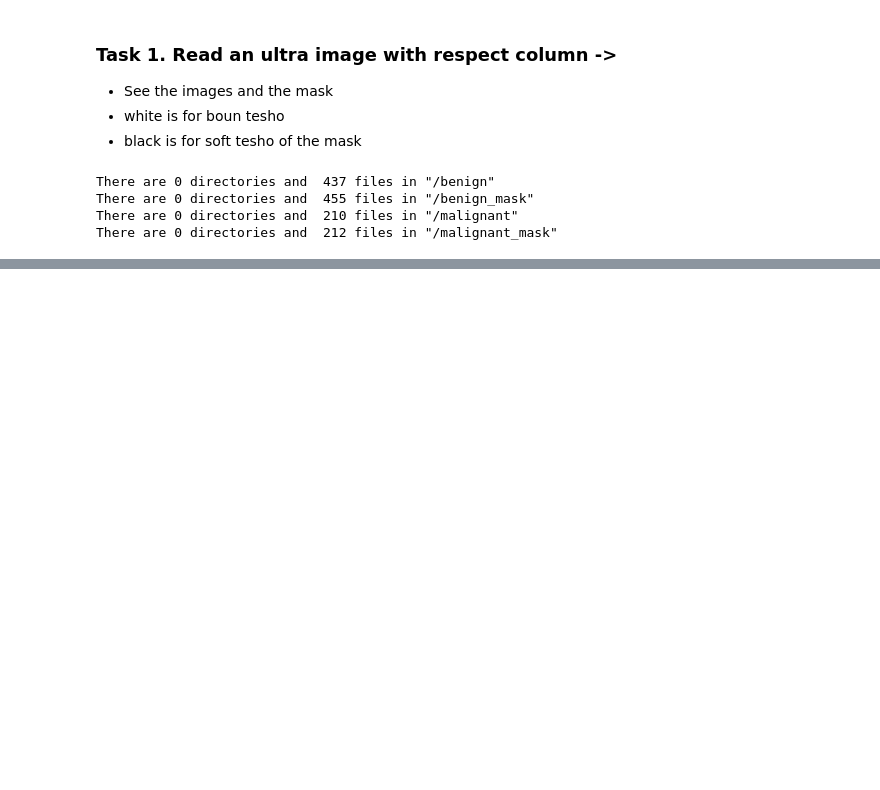
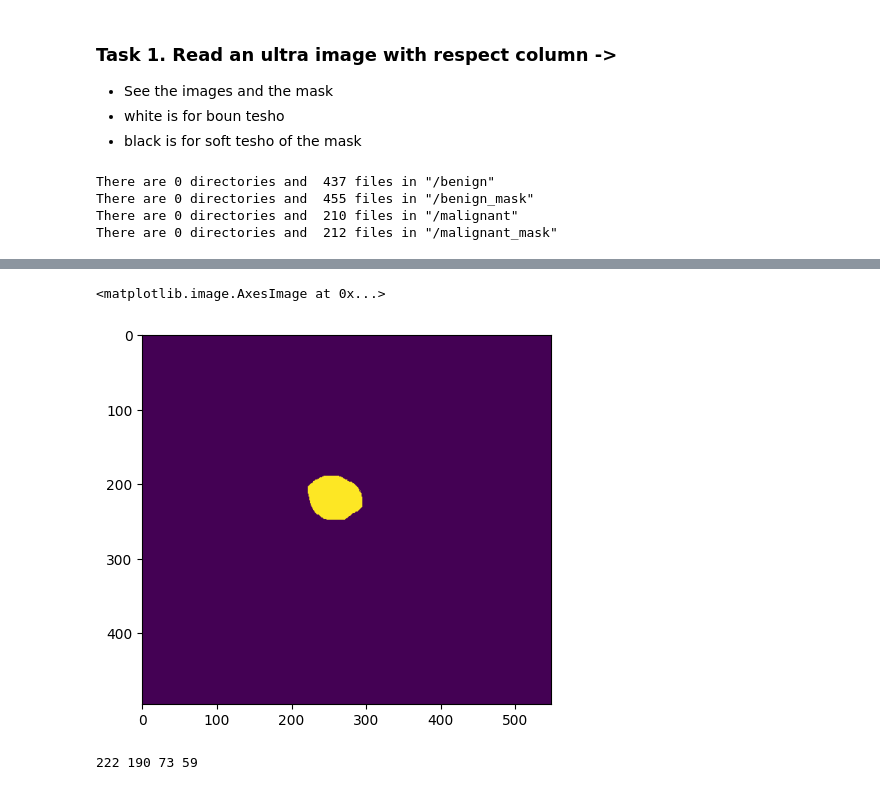
Before and after one commit to nawroz-m/ML_learning, a Jupyter notebook: BUSI.ipynb, the cells around one changed output, grey strips where cells are left out. Drawn from its saved outputs; the diff is of its cells as text; code cells hidden in the pictures; blank space fills up the shorter version.

```diff
--- a/BUSI.ipynb
+++ b/BUSI.ipynb
@@ -132,0 +215,13 @@ maks_img shape: (432, 575)
+# %%
+plt.imshow(mask_img)
+# %% [output]
+<matplotlib.image.AxesImage at 0x...>
+[figure, added]
+# %%
+contours_org_img = cv2.drawContours(org_img, contours, -1, (127, 255, 0), 2)
+for cnt in contours:
+  x, y, w, h = cv2.boundingRect(cnt)
+  print(x, y, w, h)
+  cv2.rectangle(contours_org_img, (x, y), (x + w, y + h), (0, 255, 0), 2)
+# %% [output]
+222 190 73 59
```
Also changed, not shown: parts of 23 cells of this notebook.
